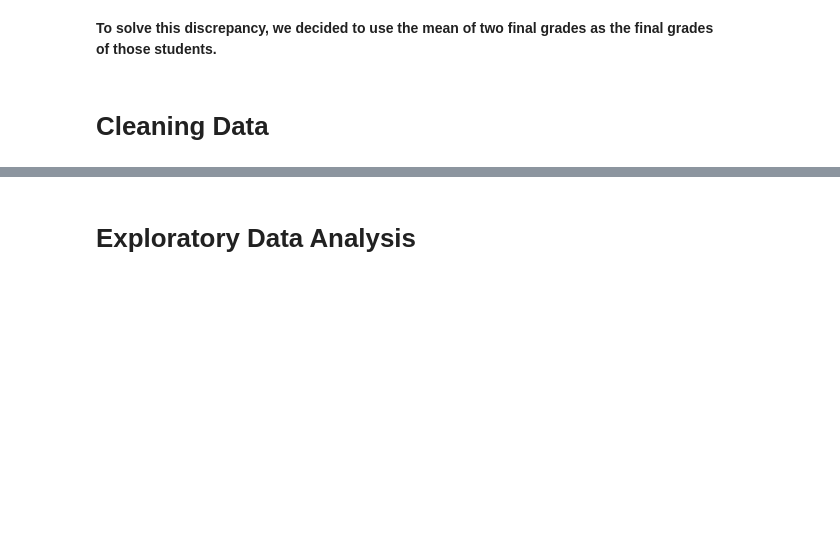
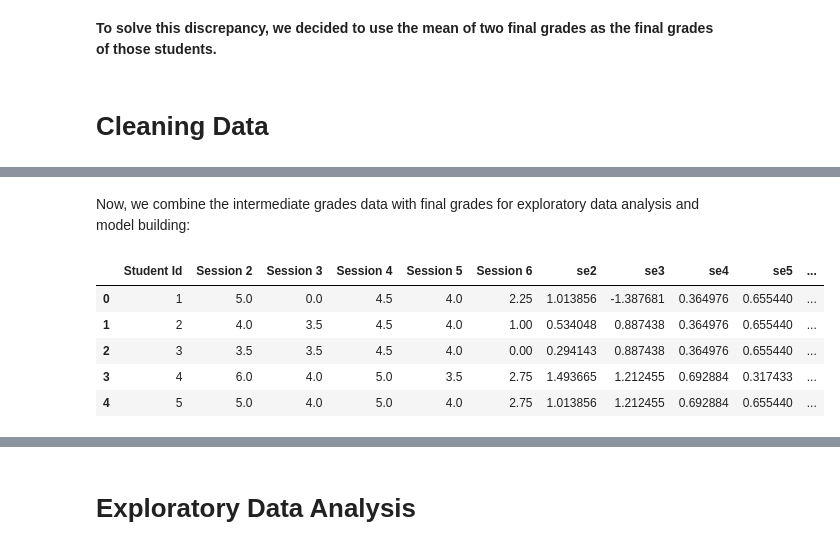
Before and after one commit to ZhenghaoXiao32/educational-process-mining, a Jupyter notebook: educational_process_mining.ipynb, the cells around one changed output, grey strips where cells are left out. Saved outputs shown, nothing was run; the diff lists cells and outputs as text; code cells hidden in the pictures; blank space fills up the shorter version.

```diff
--- a/educational_process_mining.ipynb
+++ b/educational_process_mining.ipynb
@@ -254,0 +369,19 @@ common_member(attend_1st_id, attend_2nd_id)
+# %% [markdown]
+Now, we combine the intermediate grades data with final grades for exploratory data analysis and model building:
+# %%
+# Standardize the intermediate grades before joining:
+
+from sklearn import preprocessing
+inter_grades['se2'] = preprocessing.scale(inter_grades['Session 2'])
+inter_grades['se3'] = preprocessing.scale(inter_grades['Session 3'])
+inter_grades['se4'] = preprocessing.scale(inter_grades['Session 4'])
+inter_grades['se5'] = preprocessing.scale(inter_grades['Session 5'])
+inter_grades['se6'] = preprocessing.scale(inter_grades['Session 6'])
+inter_grades.head()
+# %% [output]
+|  | Student Id | Session 2 | Session 3 | Session 4 | Session 5 | Session 6 | se2 | se3 | se4 | se5 | ... |
+| 0 | 1 | 5.0 | 0.0 | 4.5 | 4.0 | 2.25 | 1.013856 | -1.387681 | 0.364976 | 0.655440 | ... |
+| 1 | 2 | 4.0 | 3.5 | 4.5 | 4.0 | 1.00 | 0.534048 | 0.887438 | 0.364976 | 0.655440 | ... |
+| 2 | 3 | 3.5 | 3.5 | 4.5 | 4.0 | 0.00 | 0.294143 | 0.887438 | 0.364976 | 0.655440 | ... |
+| 3 | 4 | 6.0 | 4.0 | 5.0 | 3.5 | 2.75 | 1.493665 | 1.212455 | 0.692884 | 0.317433 | ... |
+| 4 | 5 | 5.0 | 4.0 | 5.0 | 4.0 | 2.75 | 1.013856 | 1.212455 | 0.692884 | 0.655440 | ... |
```
Also changed, not shown: parts of 23 cells of this notebook, 1 other file.
